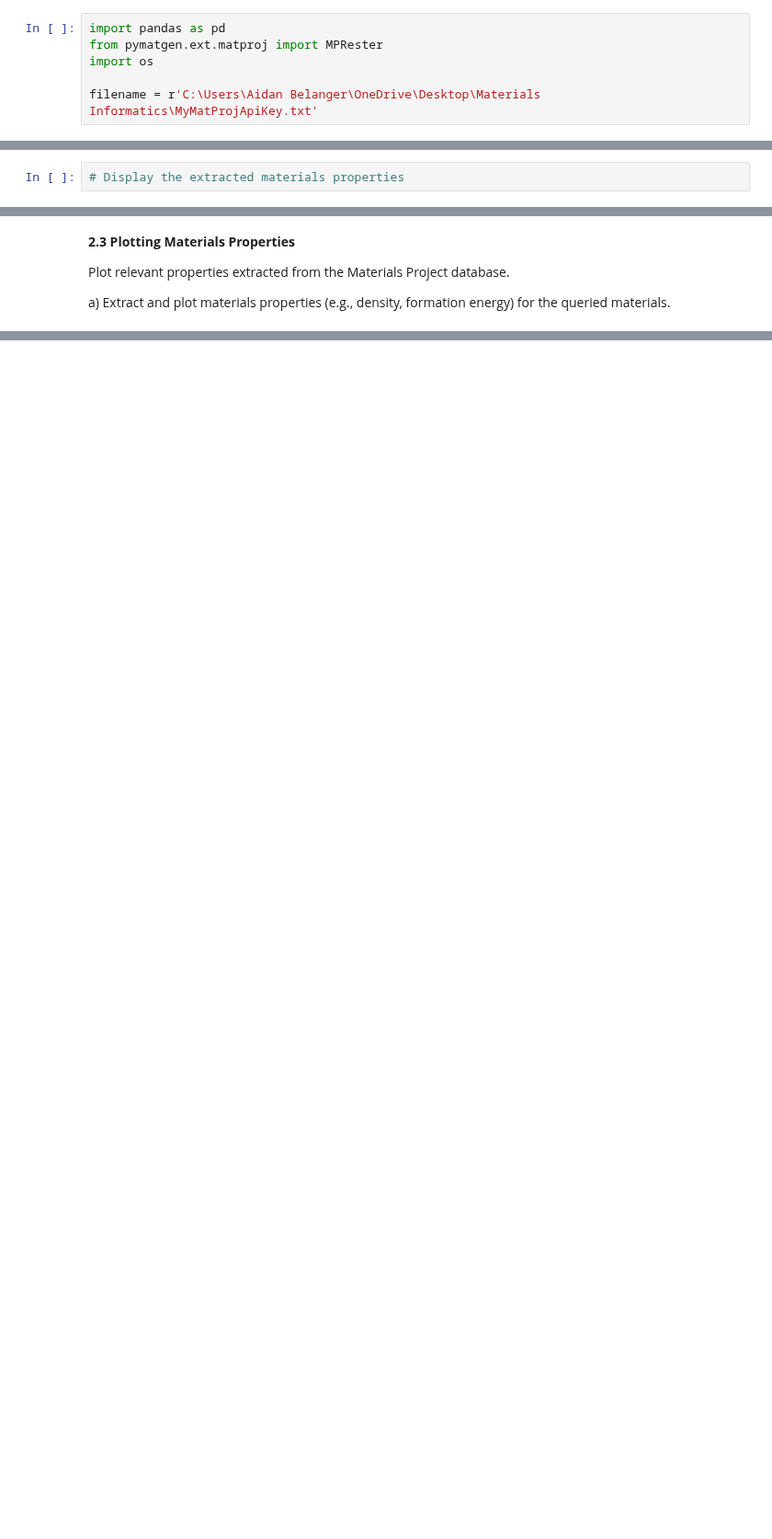
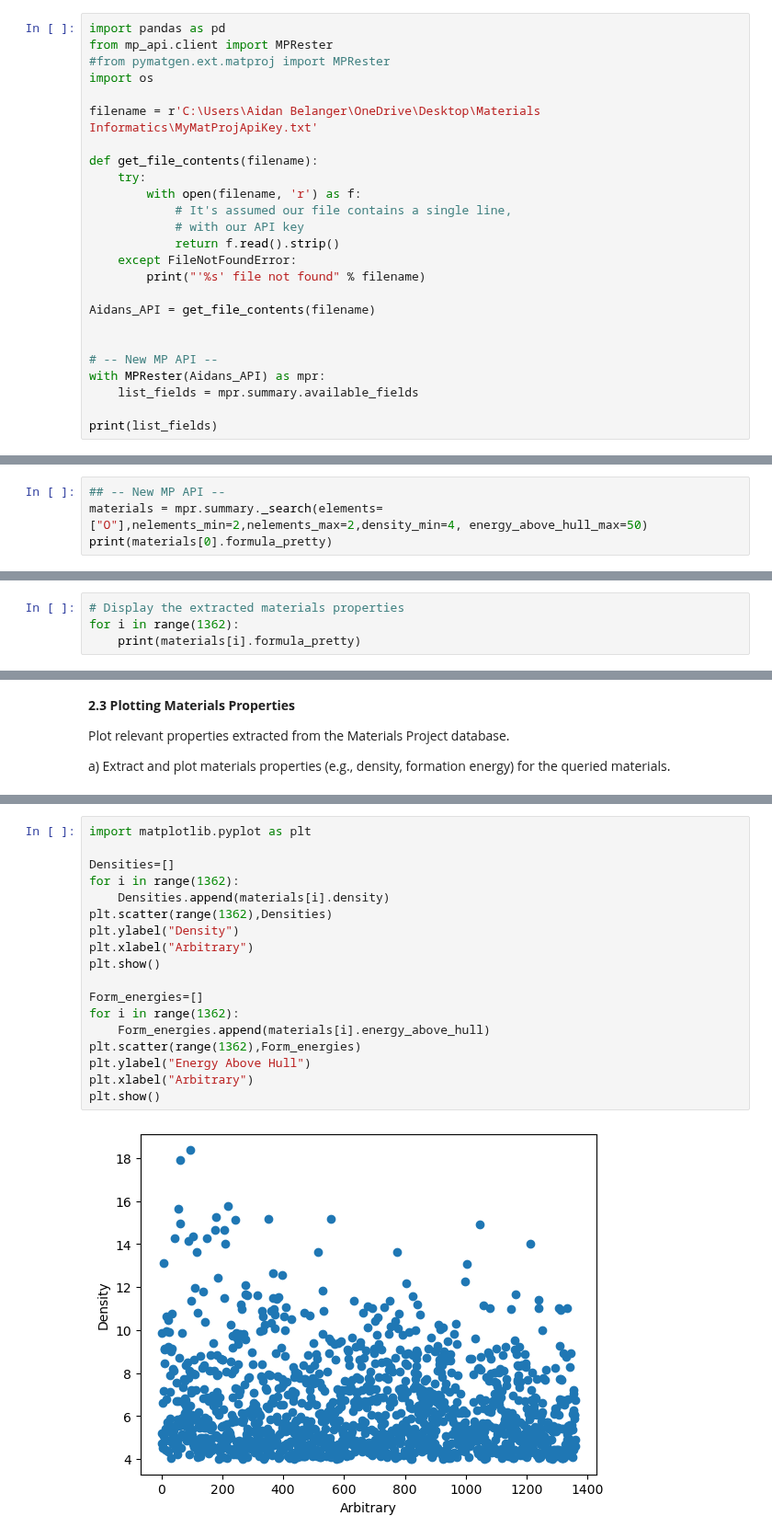
Before and after one commit to AJB33/MaterialsInformatics, a Jupyter notebook: HW/HW1/HW1 Q2.ipynb, the cells around one changed output, grey strips where cells are left out. Shown at 92% size. Drawn from its saved outputs; the diff is of its cells as text; blank space fills up the shorter version.

Commit message:
Merge branch 'main' of https://github.com/AJB33/MaterialsInformatics

```diff
--- a/HW/HW1/HW1 Q2.ipynb
+++ b/HW/HW1/HW1 Q2.ipynb
@@ -8,7 +8,26 @@ You will use the Materials Project API (MPRester and pymatgen) to query material
 a) Initialize MPRester and query materials to find stable (within 50meV of convex hull) binary oxides with density greater than 4 g/cc. For these materials extract materials properties from materials project.
 # %%
 import pandas as pd
-from pymatgen.ext.matproj import MPRester
+from mp_api.client import MPRester
+#from pymatgen.ext.matproj import MPRester
 import os
 
 filename = r'C:\Users\Aidan Belanger\OneDrive\Desktop\Materials Informatics\MyMatProjApiKey.txt'
+
+def get_file_contents(filename):
+    try:
+        with open(filename, 'r') as f:
+            # It's assumed our file contains a single line,
+            # with our API key
+            return f.read().strip()
+    except FileNotFoundError:
+        print("'%s' file not found" % filename)
+
+Aidans_API = get_file_contents(filename)
+
+
+# -- New MP API --
+with MPRester(Aidans_API) as mpr:
+    list_fields = mpr.summary.available_fields
+
+print(list_fields)
@@ -14,0 +36,4 @@ filename = r'C:\Users\Aidan Belanger\OneDrive\Desktop\Materials Informatics\MyMa
+# %%
+## -- New MP API --
+materials = mpr.summary._search(elements=["O"],nelements_min=2,nelements_max=2,density_min=4, energy_above_hull_max=50)
+print(materials[0].formula_pretty)
@@ -16,3 +43,5 @@ filename = r'C:\Users\Aidan Belanger\OneDrive\Desktop\Materials Informatics\MyMa
 b) Display basic information about the queried materials.
 # %%
 # Display the extracted materials properties
+for i in range(1362):
+    print(materials[i].formula_pretty)
@@ -33,0 +121,20 @@ import seaborn as sns
+# %%
+import matplotlib.pyplot as plt
+
+Densities=[]
+for i in range(1362):
+    Densities.append(materials[i].density)
+plt.scatter(range(1362),Densities)
+plt.ylabel("Density")
+plt.xlabel("Arbitrary")
+plt.show()
+
+Form_energies=[]
+for i in range(1362):
+    Form_energies.append(materials[i].energy_above_hull)
+plt.scatter(range(1362),Form_energies)
+plt.ylabel("Energy Above Hull")
+plt.xlabel("Arbitrary")
+plt.show()
+# %% [output]
+[figure, added]
```
Also changed, not shown: parts of 7 cells of this notebook, 5 other files.
